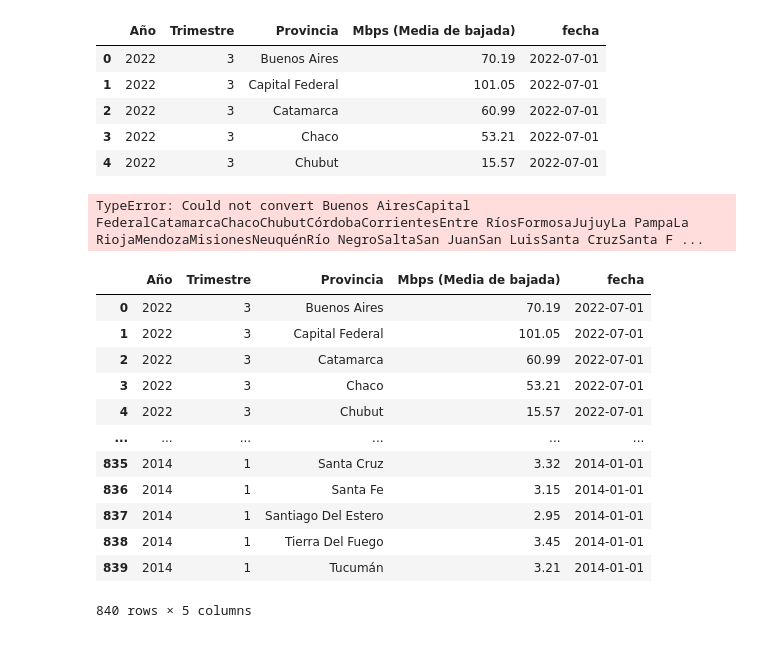
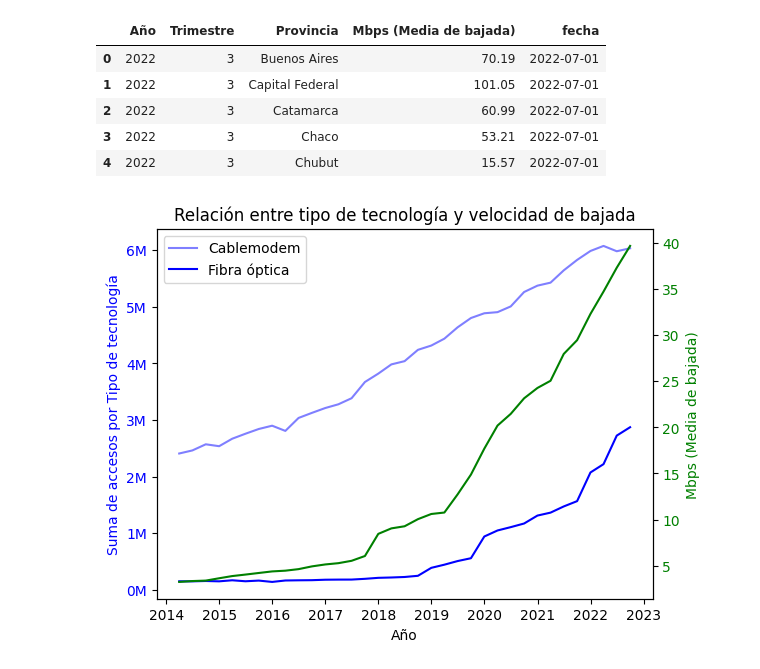
Before and after one commit to Jeisonsuarezcol/Proyecto-individual-2, a Jupyter notebook: EDA PI N°2.ipynb, the cells around one changed output. Drawn from its saved outputs; the diff is of its cells as text; code cells hidden in the pictures.

```diff
--- a/EDA PI N°2.ipynb
+++ b/EDA PI N°2.ipynb
@@ -566,51 +568,37 @@ df_velocidad_media.head()
 # %%
 # Creación de los datos
 df_trimestral = df_acc_tecnologia_prov.groupby(pd.Grouper(key='fecha', freq='Q')).sum()
+
+df_velocidad_media = df_velocidad_media[['Año','Trimestre','Mbps (Media de bajada)','fecha']]
 df_trimestral2 = df_velocidad_media.groupby(pd.Grouper(key='fecha', freq='Q')).mean()
 
 año = df_trimestral.index
 categoria1 = df_trimestral['Cablemodem']/1000000
 categoria2 = df_trimestral['Fibra óptica']/1000000
 categoria3 = df_trimestral2['Mbps (Media de bajada)']
 
 # Figura y primer eje
 fig, ax1 = plt.subplots()
 ax1.plot(año, categoria1, color="blue", alpha=0.5, label="Cablemodem")
 ax1.plot(año, categoria2, color="blue", label="Fibra óptica")
 ax1.set_xlabel("Año")
-ax1.set_ylabel("Suma de accesos de Tipo de tecnología", color="blue")
+ax1.set_ylabel("Suma de accesos por Tipo de tecnología", color="blue")
 ax1.tick_params(axis="y", labelcolor="blue")
 
 formatter = ticker.FuncFormatter(lambda x, pos: f'{round(x)}M')
 plt.gca().yaxis.set_major_formatter(formatter)
 
 # Creamos el segundo eje que comparte el mismo eje x
 ax2 = ax1.twinx()
 ax2.plot(año, categoria3, color="green")
 ax2.set_ylabel("Mbps (Media de bajada)", color="green")
 ax2.tick_params(axis="y", labelcolor="green")
 
 # Agregamos leyendas al primer eje
 ax1.legend()
+plt.title('Relación entre tipo de tecnología y velocidad de bajada')
 
 # Mostrar gráfica
-plt.title("Relación entre tipo de tecnología y velocidad de bajada")
 plt.show()
 # %% [output]
-TypeError: Could not convert Buenos AiresCapital FederalCatamarcaChacoChubutCórdobaCorrientesEntre RíosFormosaJujuyLa PampaLa RiojaMendozaMisionesNeuquénRío NegroSaltaSan JuanSan LuisSanta CruzSanta F ...
+[figure, added]
-# %%
-df_velocidad_media
-# %% [output]
-|  | Año | Trimestre | Provincia | Mbps (Media de bajada) | fecha |
-| 0 | 2022 | 3 | Buenos Aires | 70.19 | 2022-07-01 |
-| 1 | 2022 | 3 | Capital Federal | 101.05 | 2022-07-01 |
-| 2 | 2022 | 3 | Catamarca | 60.99 | 2022-07-01 |
-| 3 | 2022 | 3 | Chaco | 53.21 | 2022-07-01 |
-| 4 | 2022 | 3 | Chubut | 15.57 | 2022-07-01 |
-| ... | ... | ... | ... | ... | ... |
-| 835 | 2014 | 1 | Santa Cruz | 3.32 | 2014-01-01 |
-| 836 | 2014 | 1 | Santa Fe | 3.15 | 2014-01-01 |
-| 837 | 2014 | 1 | Santiago Del Estero | 2.95 | 2014-01-01 |
-| 838 | 2014 | 1 | Tierra Del Fuego | 3.45 | 2014-01-01 |
-| 839 | 2014 | 1 | Tucumán | 3.21 | 2014-01-01 |
-840 rows × 5 columns
```
Also changed, not shown: parts of 10 cells of this notebook, 6 other files.
